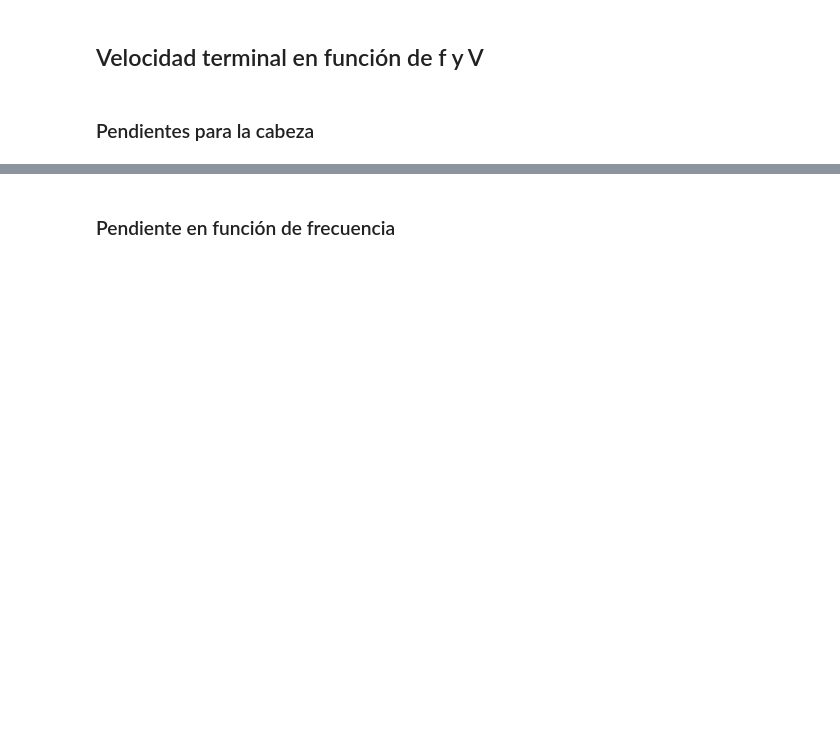
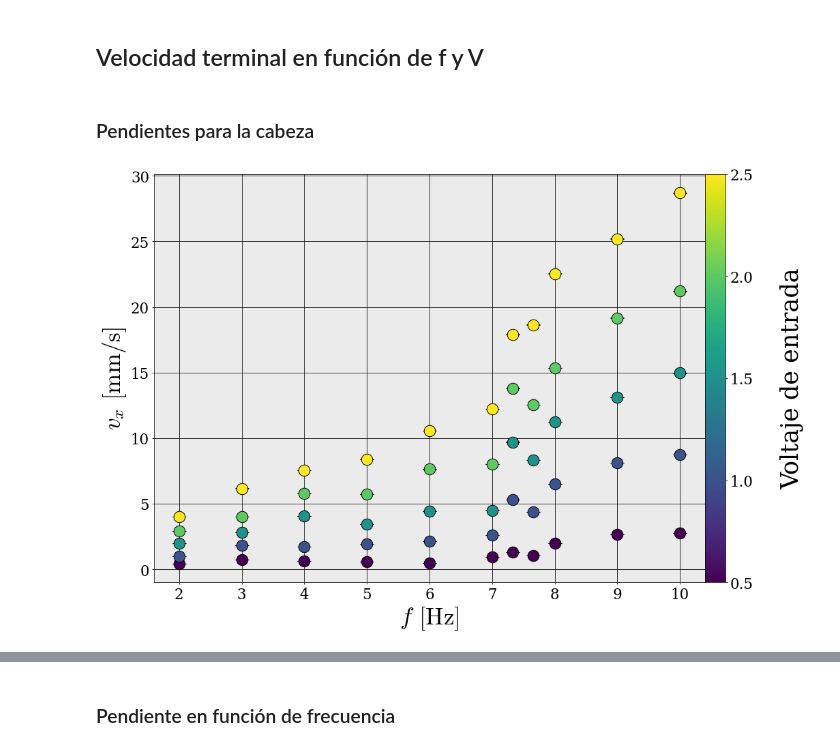
Before and after one commit to gardianc/Nado-ondulatorio, a Jupyter notebook: mas_graficos.ipynb, the cells around one changed output, grey strips where cells are left out. Cells and saved outputs as stored; diff of their text form; code cells hidden in the pictures; blank space fills up the shorter version.

```diff
--- a/mas_graficos.ipynb
+++ b/mas_graficos.ipynb
@@ -82,16 +114,96 @@ df = [pd.read_csv(f'datos\\ECO20-45mm\\cabeza pendiente\\{f}') for f in filename
 # %%
 f_lineal = lambda x,a,b: a*x + b
 
+FREQ_ARRAY = ['2Hz','3Hz','4Hz','5Hz','6Hz','7Hz','7,33Hz','7,66Hz','8Hz','9Hz','10Hz']
+# FREQ_ARRAY = ['2Hz','3Hz','4Hz','5Hz','6Hz','7Hz','8Hz','9Hz','10Hz']
+VOLT_ARRAY = ['0,5Vpp', '1,00Vpp', '1,50Vpp', '2,00Vpp', '2,50Vpp']
+
+FREQ_ARRAY_VALUES = [2,3,4,5,6,7,7.33,7.66,8,9,10]
+# FREQ_ARRAY_VALUES = [2,3,4,5,6,7,8,9,10]
+VOLT_ARRAY_VALUES = [0.5,1,1.5,2,2.5]
+
 #Creating the colormap
-norm_v = plt.Normalize(0.5,2.5)
+norm_v = plt.Normalize(VOLT_ARRAY_VALUES[0],VOLT_ARRAY_VALUES[-1])
 cmap_v = plt.colormaps.get_cmap('viridis')
 colorscale_v = plt.cm.ScalarMappable(norm_v, cmap_v)
 
-norm_f = plt.Normalize(2,10)
+norm_f = plt.Normalize(FREQ_ARRAY_VALUES[0],FREQ_ARRAY_VALUES[-1])
 cmap_f = plt.colormaps.get_cmap('viridis')
 colorscale_f = plt.cm.ScalarMappable(norm_f, cmap_f)
 
 freq_marker = MarkerStyle("o", fillstyle="left")
 volt_marker = MarkerStyle("o", fillstyle="right")
 
-currVolt_array = ['500mVpp','1,00Vpp','1,50Vpp','2,00Vpp','2,50Vpp'] #We create a volt tag array
+# currVolt_array = ['500mVpp','1,00Vpp','1,50Vpp','2,00Vpp','2,50Vpp'] #We create a volt tag array
+# %%
+fig, ax = plt.subplots()
+
+values_dict = dict({})
+error_dict = dict({})
+currHz_array = ['2Hz','3Hz','4Hz','5Hz','6Hz','7Hz','7,33Hz','7,66Hz','8Hz','9Hz','10Hz'] #We create a frecuency array
+# currHz_array = ['2Hz','3Hz','4Hz','5Hz','6Hz','7Hz', '8Hz','9Hz','10Hz']
+
+for currHz in currHz_array:
+
+    filtered_namelist = [name for name in csv_names if re.match(r'\b'+currHz+r'\b',name.split('-')[1])] #We get the names of those files
+
+    # df_namelist = filenamelist[filenamelist['name'].str.contains(currVolt)] #We get the filenames corresponding to the voltage chosen
+    # filtered_namelist = df_namelist['name'] #We get the names of those files
+
+    values_dict[f'{currHz}'] = np.array([])
+    error_dict[f'{currHz}'] = np.array([])
+
+    for filename in filtered_namelist:
+        df_txy = df[csv_names.index(filename)] #We retrieve the dataframe corresponding to our current filename
+
+        #We retrieve the metadata of our measurements from the filename
+        s = filename.split('.')[0].split('-')
+        v,f = s[0],s[1]
+        vval = (float(v.split('V')[0].replace(',','.')) if 'mV' not in v else float(v.split('mV')[0].replace(',','.'))*1e-3)
+        fval = float(f.split('Hz')[0].replace(',','.'))
+
+        #Setting colors for our datapoints
+        freq_color = cmap_f(norm_f(fval))
+        volt_color = cmap_v(norm_v(vval))
+
+        #We retrieve the data from our dataframe
+        t,x = df_txy['t'], df_txy['x']
+
+        popt, popv = curve_fit(f_lineal, t, x)
+
+        err_popt = np.sqrt(np.diag(popv))
+        # print(f' {v}-{f} => parametros: {popt[0]}, {popt[1]} ; errores: {err_popt[0]}, {err_popt[1]} ')
+
+        values_dict[f'{currHz}'] = np.append(values_dict[f'{currHz}'],(popt[0]))
+        error_dict[f'{currHz}'] = np.append(error_dict[f'{currHz}'],(err_popt[0]))
+        # Plotting
+        ax.errorbar(fval, np.abs(popt[0]), markerfacecolor = volt_color, fmt='o',
+                    yerr = err_popt[0], xerr = None, color = 'k', ecolor = 'k',
+                    ms=17, elinewidth=2, lw=3, capsize=10)
+
+
+# Colorbar configuration
+
+cbar_term = fig.colorbar(colorscale_v, ax=ax, location='right', orientation='vertical', pad=0, fraction=0.05)
+cbar_term.ax.set_ylim(VOLT_ARRAY_VALUES[0],VOLT_ARRAY_VALUES[-1])
+cbar_term.ax.set_yticks(VOLT_ARRAY_VALUES)
+cbar_term.ax.ticklabel_format(axis='x',style='sci',scilimits=(0,2))
+cbar_term.ax.set_ylabel('Voltaje de entrada',labelpad=40)
+
+
+# cbar_term = fig.colorbar(colorscale_f, ax=ax, location='right', orientation='vertical', pad=0)
+# cbar_term.ax.set_ylim(2,10)
+# cbar_term.ax.ticklabel_format(axis='x',style='sci',scilimits=(0,2))
+# cbar_term.ax.set_ylabel('Frecuencia de forzado',labelpad=40)
+
+
+#Axes configuration
+ax.set_xlabel(f'$f$ $[\\text{{Hz}}]$')
+ax.set_ylabel(f'$v_x$ $[\\text{{mm/s}}]$')
+
+fig.tight_layout()
+# fig.savefig('gráficos\\slope(f,V) sin 3366.png')
+# fig.savefig(f'pendiente-en-funcion-de-frecuencia.svg', bbox_inches='tight')
+# fig.savefig(f'pendiente-en-funcion-de-frecuencia.png', bbox_inches='tight')
+# %% [output]
+[figure, added]
```
Also changed, not shown: parts of 7 cells of this notebook, 2 other files.
